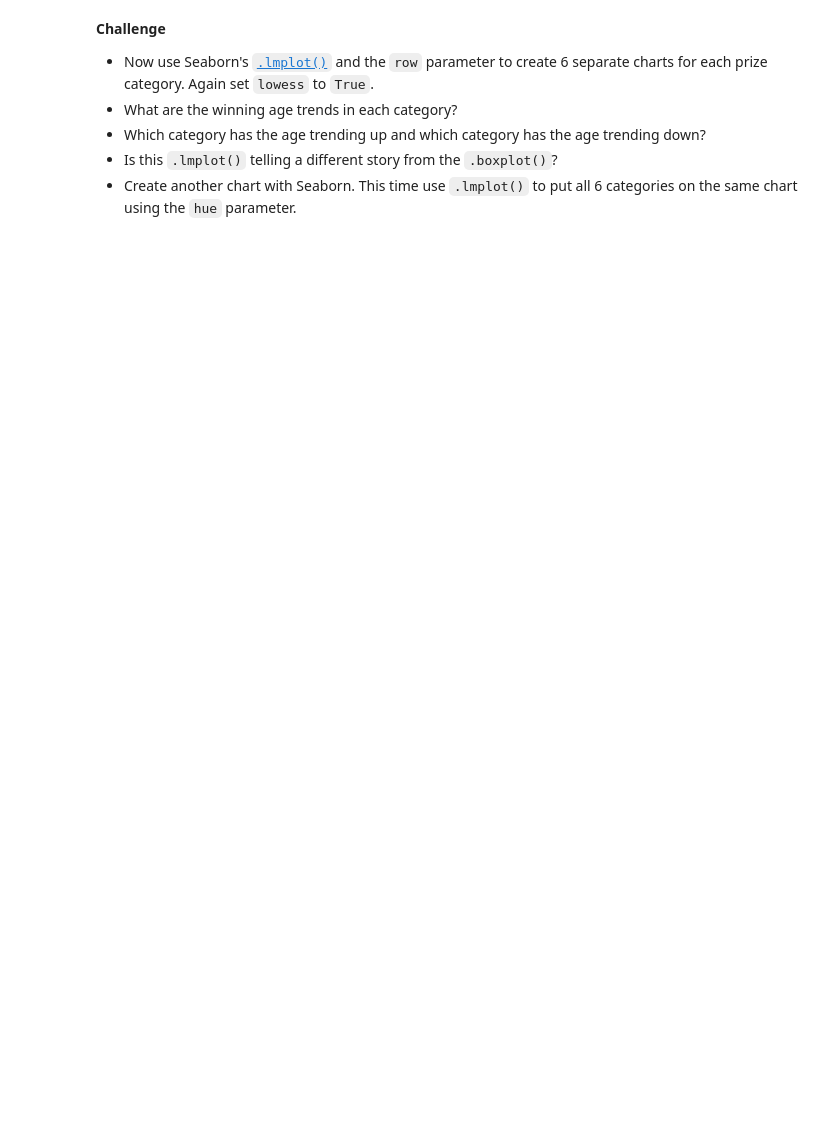
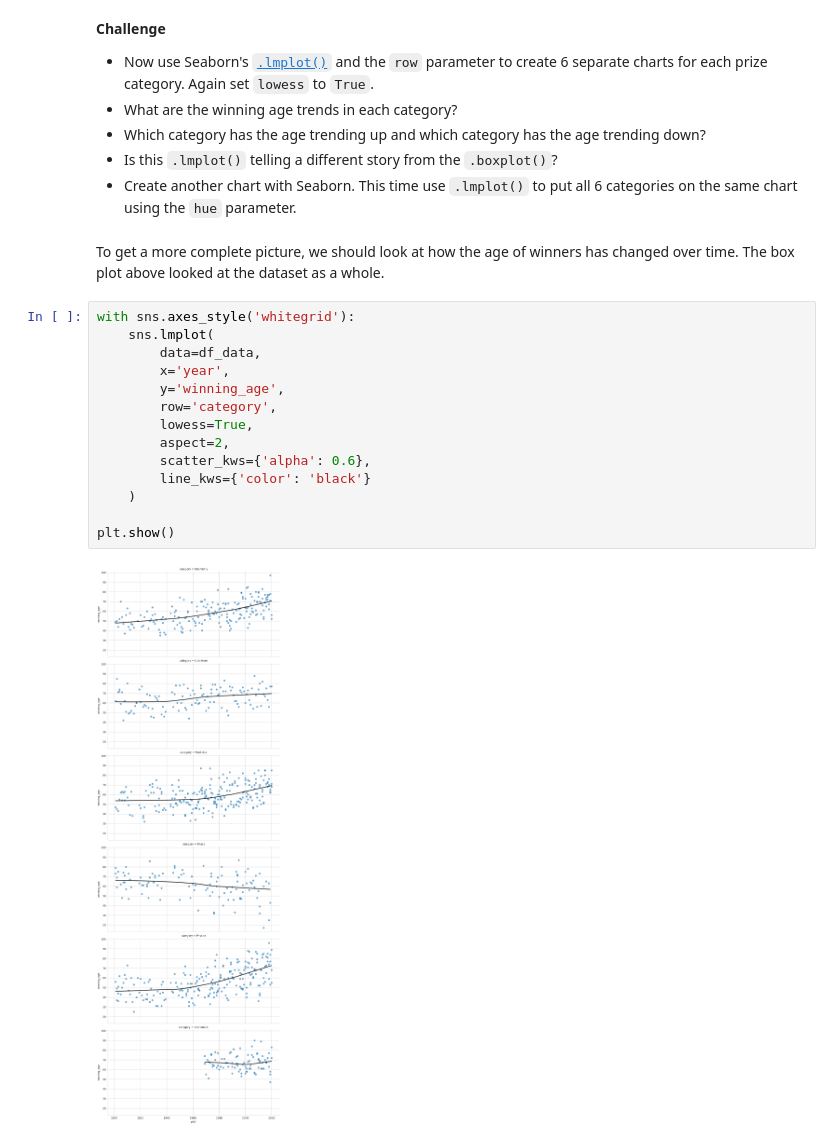
Before and after one commit to ksg-dev/nobel-price-analysis, a Jupyter notebook: Nobel_Prize_Analysis_(start).ipynb, the cells around one changed output. Saved outputs shown, nothing was run; the diff lists cells and outputs as text; blank space fills up the shorter version.

Commit message:
lmplot by category

```diff
--- a/Nobel_Prize_Analysis_(start).ipynb
+++ b/Nobel_Prize_Analysis_(start).ipynb
@@ -1230,3 +1230,21 @@ The box plot shows us the mean, the quartiles, the maximum and the minimum value
 * Which category has the age trending up and which category has the age trending down?
 * Is this `.lmplot()` telling a different story from the `.boxplot()`?
 * Create another chart with Seaborn. This time use `.lmplot()` to put all 6 categories on the same chart using the `hue` parameter.
+# %% [markdown]
+To get a more complete picture, we should look at how the age of winners has changed over time. The box plot above looked at the dataset as a whole.
+# %%
+with sns.axes_style('whitegrid'):
+    sns.lmplot(
+        data=df_data,
+        x='year',
+        y='winning_age',
+        row='category',
+        lowess=True,
+        aspect=2,
+        scatter_kws={'alpha': 0.6},
+        line_kws={'color': 'black'}
+    )
+
+plt.show()
+# %% [output]
+[figure, added]
```
Also changed, not shown: parts of 4 cells of this notebook.
